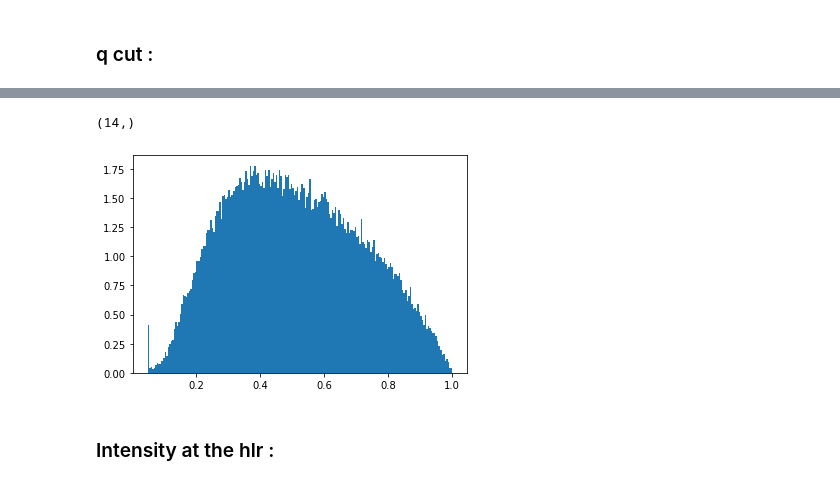
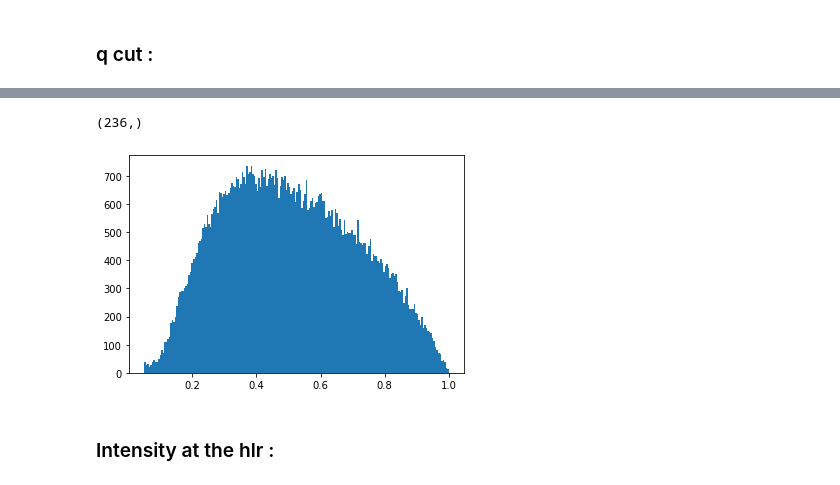
Before and after one commit to Oliv2398/SOMs-in-astrophysics, a Jupyter notebook: SOMs_colors.ipynb, the cells around one changed output, grey strips where cells are left out. Saved outputs shown, nothing was run; the diff lists cells and outputs as text; code cells hidden in the pictures.

```diff
--- a/SOMs_colors.ipynb
+++ b/SOMs_colors.ipynb
@@ -454,10 +706,10 @@ np.where(data_cs['sersicfit'][:,2]>5.8)[0].shape
 data_cs['sersicfit'][:,2] /= max(data_cs['sersicfit'][:,2])
 
 # magnitude
-data_cs['mag_auto'] /= max(data_cs['mag_auto'])
+#data_cs['mag_auto'] /= max(data_cs['mag_auto'])
 
 # photometric redshift
-data_cs['zphot'] /= max(data_cs['zphot'])
+#data_cs['zphot'] /= max(data_cs['zphot'])
 # %%
 plt.hist(data_cs['sersicfit'][:,2], bins=200, density=True);
 # %% [output]
@@ -481,11 +741,12 @@ data_cs = data_cs[ np.where( data_cs['sersicfit'][:,3] < 1 )[0] ]
 # %%
-np.where( data_cs['sersicfit'][:,3] > 1 )[0].shape
+np.where( data_cs['sersicfit'][:,3] < 0.06 )[0].shape
 # %% [output]
-(14,)
+(236,)
 # %%
-plt.hist(data_cs['sersicfit'][:,3], bins=200, density=True);
+data_cs = data_cs[ np.where( data_cs['sersicfit'][:,3] > 0.05 )[0] ]
+plt.hist(data_cs['sersicfit'][:,3], bins=200);
 # %% [output]
-[figure, old version]
+[figure, new version]
 # %% [markdown]
 ### Intensity at the hlr :
 # %%
```
Also changed, not shown: parts of 54 cells of this notebook.
